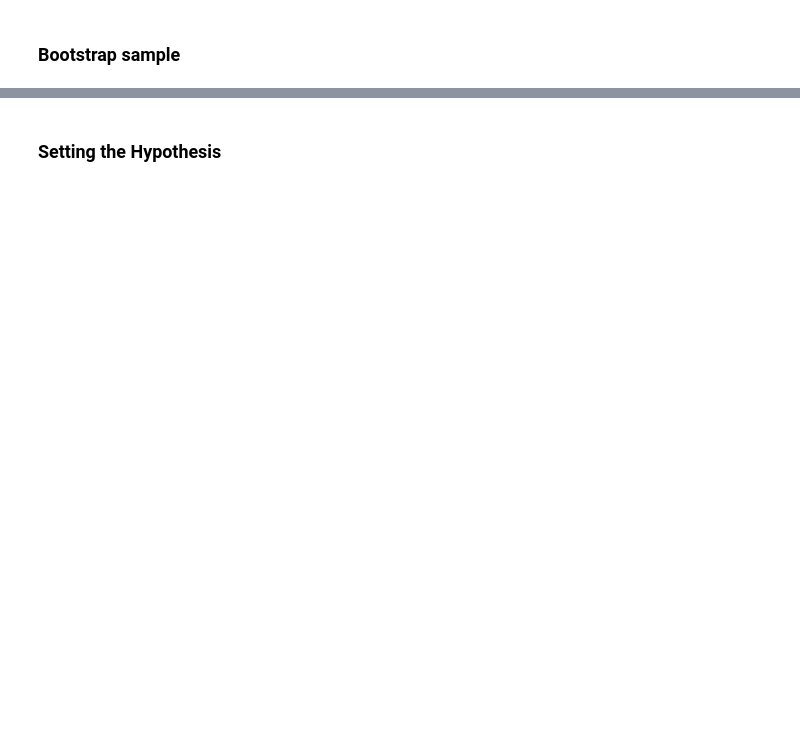
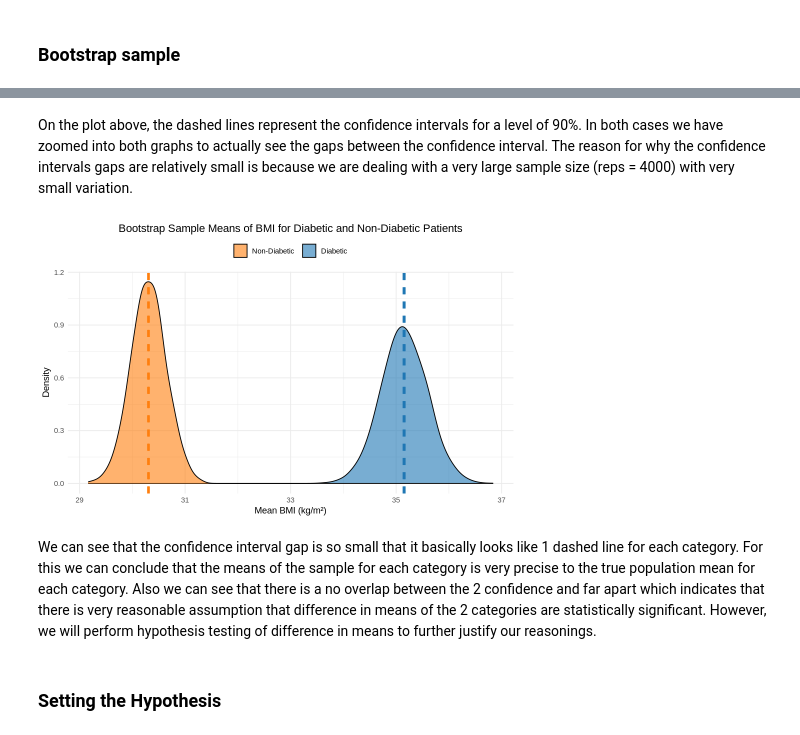
Before and after one commit to yoonha315/Project-Summary, a Jupyter notebook: Impact of BMI on Diabetes_Statistical Analysis.ipynb, the cells around one changed output, grey strips where cells are left out. Drawn from its saved outputs; the diff is of its cells as text; code cells hidden in the pictures; blank space fills up the shorter version.

```diff
--- a/Impact of BMI on Diabetes_Statistical Analysis.ipynb
+++ b/Impact of BMI on Diabetes_Statistical Analysis.ipynb
@@ -320,0 +512,19 @@ interact with BMI concerning diabetes. For instance, is there an interaction eff
+# %%
+# Confidence Interval for patients with positive diabetes
+x_bar_positive <- mean(diabetes_positive_bootstrap_dist$positive_bootstrap_samples)
+x_bar_negative <- mean(diabetes_negative_bootstrap_dist$negative_bootstrap_samples)
+
+sd_positive <- sd(diabetes_positive_bootstrap_dist$positive_bootstrap_samples)
+sd_negative <- sd(diabetes_negative_bootstrap_dist$negative_bootstrap_samples)
+
+n_positive <- nrow(diabetes_positive_bootstrap_dist)
+n_negative <- nrow(diabetes_negative_bootstrap_dist)
+
+positive_diabetes_ci <- tibble(lower_ci = x_bar_positive - (t_stat * (sd_positive / sqrt(n_positive))),
+upper_ci = x_bar_positive + (t_stat * (sd_positive / sqrt(n_positive))))
+
+negative_diabetes_ci <- tibble(lower_ci = x_bar_negative - (t_stat * (sd_negative / sqrt(n_negative))),
+upper_ci = x_bar_negative + (t_stat * (sd_negative / sqrt(n_negative))))
+
+positive_diabetes_ci
+negative_diabetes_ci
@@ -321,2 +540,37 @@ interact with BMI concerning diabetes. For instance, is there an interaction eff
+# %% [markdown]
+On the plot above, the dashed lines represent the confidence intervals for a level of 90%. In both cases we have zoomed into both graphs to actually see the gaps between the confidence interval. The reason for why the confidence intervals gaps are relatively small is because we are dealing with a very
+large sample size (reps = 4000) with very small variation.
+# %%
+options(repr.plot.width=8, repr.plot.height=5)
+
+# Assuming diabetes_positive_bootstrap_dist and diabetes_negative_bootstrap_dist are available data frames
+overlap_data <- data.frame(
+value = c(diabetes_positive_bootstrap_dist$positive_bootstrap_samples, diabetes_negative_bootstrap_dist$negative_bootstrap_samples),
+group = rep(c("Diabetic", "Non-Diabetic"), each = 4000)
+)
+
+overlap_plot <- ggplot(overlap_data, aes(x = value, fill = group)) +
+geom_density(alpha = 0.6, adjust = 1.5) +
+scale_fill_manual(values = c("#1f77b4", "#ff7f0e")) +
+theme_minimal() +
+theme(legend.title = element_blank(),
+legend.position = "top",
+plot.title = element_text(hjust = 0.5)) +
+labs(title = "Bootstrap Sample Means of BMI for Diabetic and Non-Diabetic Patients",
+x = "Mean BMI (kg/m²)",
+y = "Density") +
+guides(fill = guide_legend(reverse = TRUE)) +
+geom_vline(xintercept = positive_diabetes_ci$lower_ci[1], linetype = "dashed", color = "#1f77b4", size = 1) +
+geom_vline(xintercept = positive_diabetes_ci$upper_ci[1], linetype = "dashed", color = "#1f77b4", size = 1) +
+geom_vline(xintercept = negative_diabetes_ci$lower_ci[1], linetype = "dashed", color = "#ff7f0e", size = 1) +
+geom_vline(xintercept = negative_diabetes_ci$upper_ci[1], linetype = "dashed", color = "#ff7f0e", size = 1)
+
+# To view the plot
+print(overlap_plot)
+# %% [output]
+[figure, added]
+# %% [markdown]
+We can see that the confidence interval gap is so small that it basically looks like 1 dashed line for each category. For this we can conclude that the means of the sample for each category is very precise to the true population mean for each category. Also we can see that there is a no overlap between
+the 2 confidence and far apart which indicates that there is very reasonable assumption that difference in means of the 2 categories are statistically significant. However, we will perform hypothesis testing of difference in means to further justify our reasonings.
 # %% [markdown]
 ### Setting the Hypothesis
```
Also changed, not shown: parts of 23 cells of this notebook.
